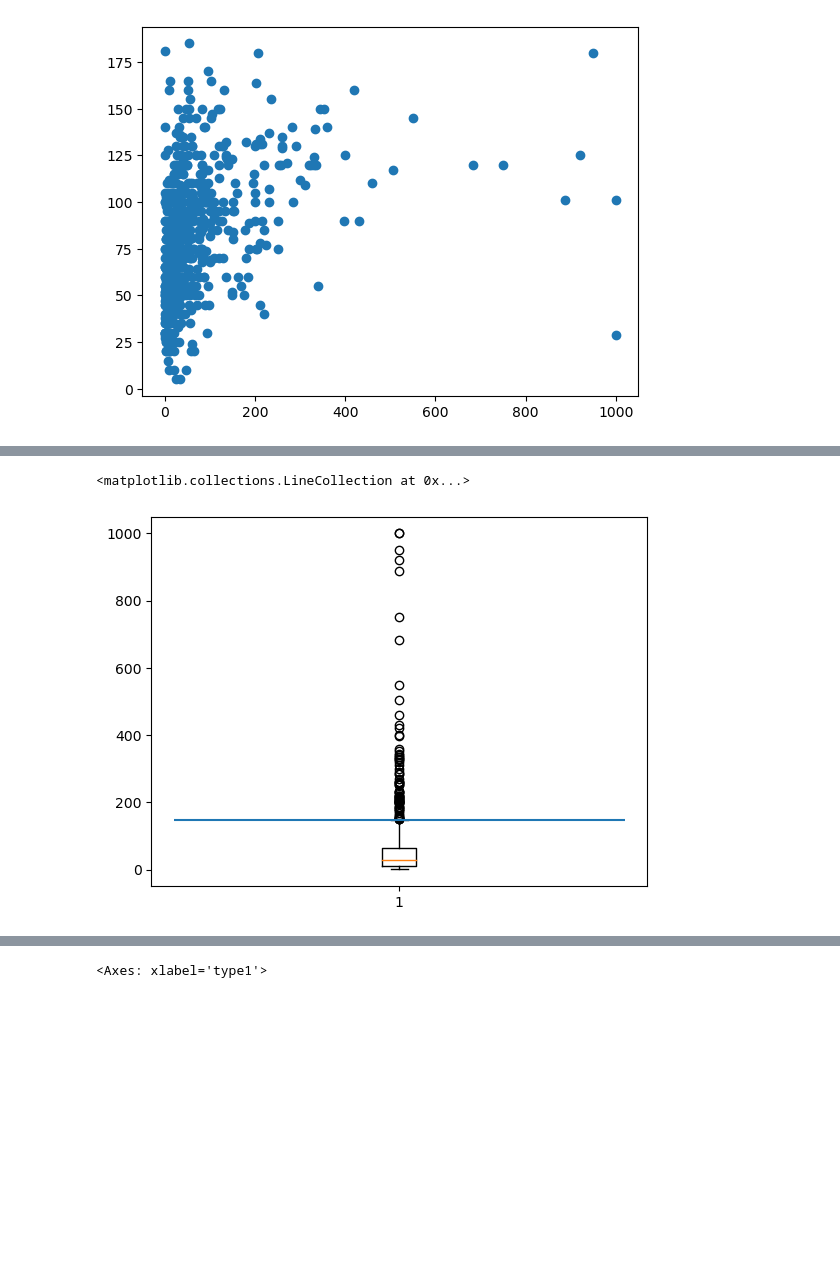
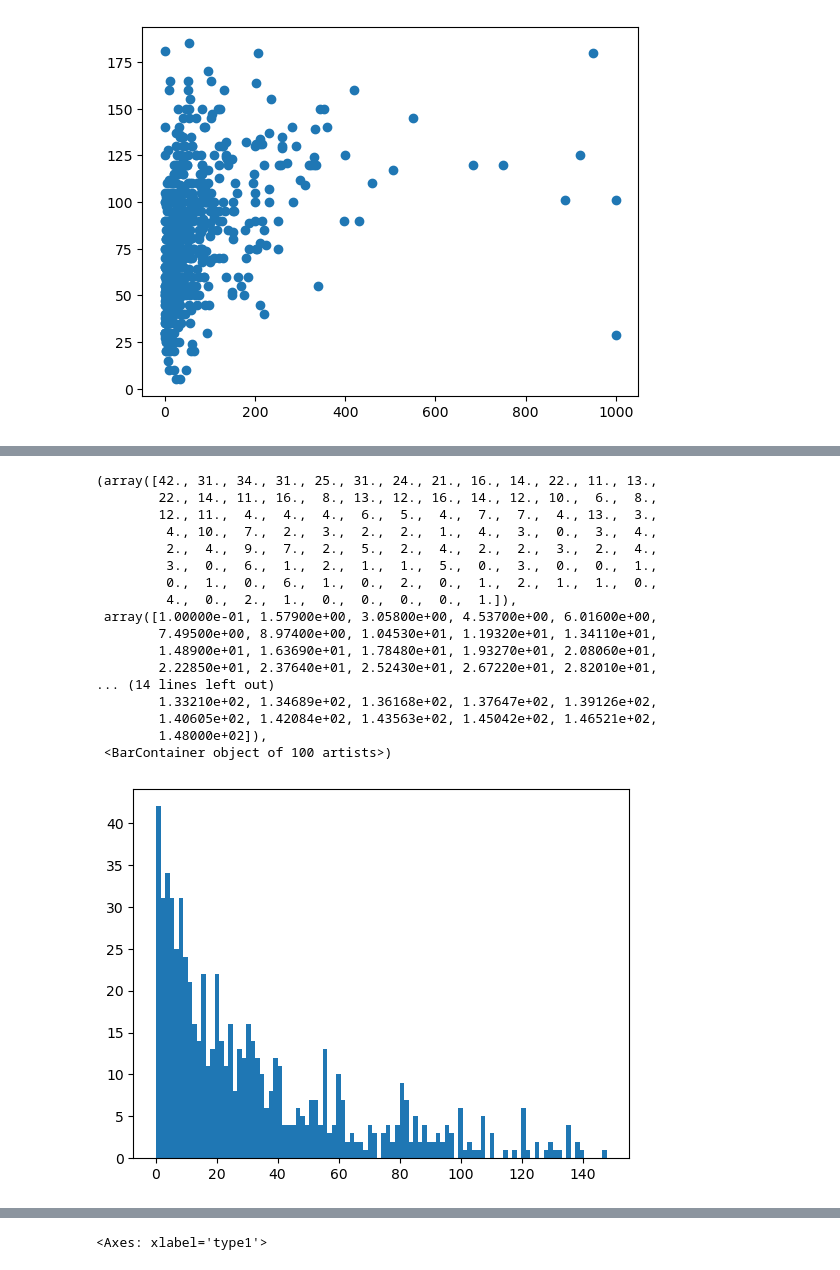
Before and after one commit to kuzhinjo/pokemon-project, a Jupyter notebook: Aditya Jamwal's Code.ipynb, the cells around one changed output, grey strips where cells are left out. Drawn from its saved outputs; the diff is of its cells as text; code cells hidden in the pictures; blank space fills up the shorter version.

```diff
--- a/test.ipynb
+++ b/Aditya Jamwal's Code.ipynb
@@ -57,6 +68,21 @@ LinregressResult(slope=0.49801025723321857, intercept=-3.600641848670712, rvalue
-# %%
-plt.boxplot(query['weight_kg'])
-plt.hlines(148.625, 0, 2, alpha=1)
-# %% [output]
-<matplotlib.collections.LineCollection at 0x...>
-[figure, removed]
+# %%
+plt.hist(query['weight_kg'], bins=100)
+# %% [output]
+(array([42., 31., 34., 31., 25., 31., 24., 21., 16., 14., 22., 11., 13.,
+        22., 14., 11., 16.,  8., 13., 12., 16., 14., 12., 10.,  6.,  8.,
+        12., 11.,  4.,  4.,  4.,  6.,  5.,  4.,  7.,  7.,  4., 13.,  3.,
+         4., 10.,  7.,  2.,  3.,  2.,  2.,  1.,  4.,  3.,  0.,  3.,  4.,
+         2.,  4.,  9.,  7.,  2.,  5.,  2.,  4.,  2.,  2.,  3.,  2.,  4.,
+         3.,  0.,  6.,  1.,  2.,  1.,  1.,  5.,  0.,  3.,  0.,  0.,  1.,
+         0.,  1.,  0.,  6.,  1.,  0.,  2.,  0.,  1.,  2.,  1.,  1.,  0.,
+         4.,  0.,  2.,  1.,  0.,  0.,  0.,  0.,  1.]),
+ array([1.00000e-01, 1.57900e+00, 3.05800e+00, 4.53700e+00, 6.01600e+00,
+        7.49500e+00, 8.97400e+00, 1.04530e+01, 1.19320e+01, 1.34110e+01,
+        1.48900e+01, 1.63690e+01, 1.78480e+01, 1.93270e+01, 2.08060e+01,
+        2.22850e+01, 2.37640e+01, 2.52430e+01, 2.67220e+01, 2.82010e+01,
+... (14 lines left out)
+        1.33210e+02, 1.34689e+02, 1.36168e+02, 1.37647e+02, 1.39126e+02,
+        1.40605e+02, 1.42084e+02, 1.43563e+02, 1.45042e+02, 1.46521e+02,
+        1.48000e+02]),
+ <BarContainer object of 100 artists>)
+[figure, added]
```
Also changed, not shown: parts of 3 cells of this notebook.
